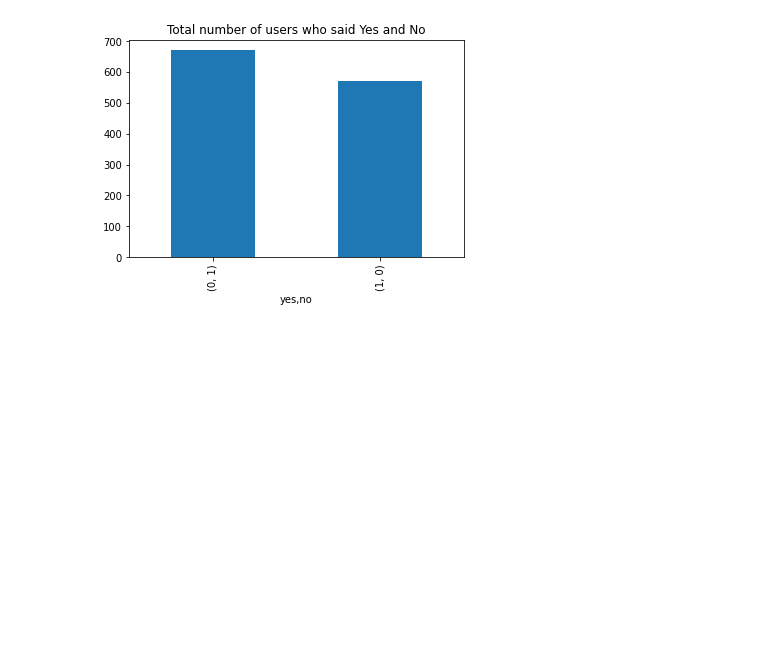
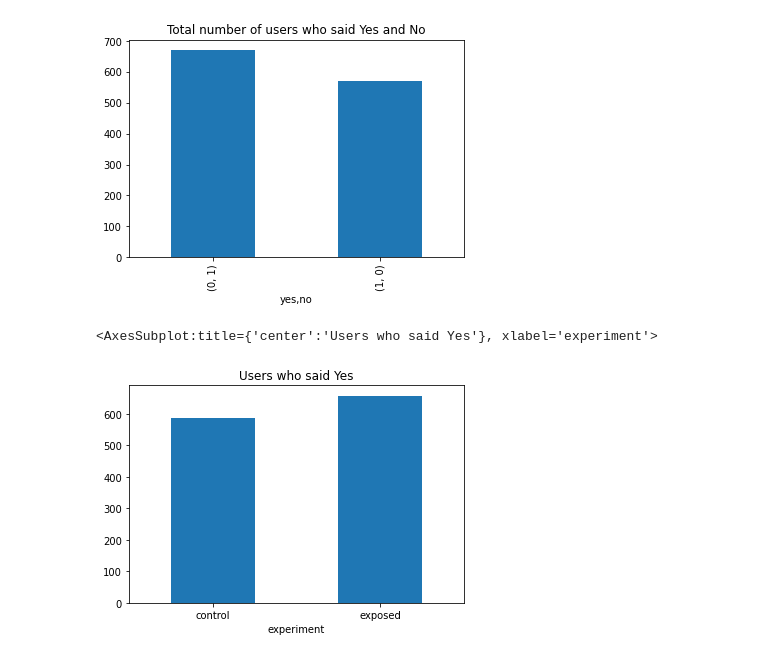
Before and after one commit to bkget/SmartAd-Performance-Aanalysis, a Jupyter notebook: notebooks/EDA_pipeline.ipynb, the cells around one changed output. Saved outputs shown, nothing was run; the diff lists cells and outputs as text; code cells hidden in the pictures; blank space fills up the shorter version.

Commit message:
Group users for yes and no

```diff
--- a/notebooks/EDA_pipeline.ipynb
+++ b/notebooks/EDA_pipeline.ipynb
@@ -161,3 +161,8 @@ clean_df[['yes','no']].value_counts().plot(kind='bar', title="Total number of us
 # %% [output]
 <AxesSubplot:title={'center':'Total number of users who said Yes and No'}, xlabel='yes,no'>
 [figure]
+# %%
+clean_df.groupby('experiment').count()['yes'].plot.bar(rot=0, title="Users who said Yes")
+# %% [output]
+<AxesSubplot:title={'center':'Users who said Yes'}, xlabel='experiment'>
+[figure, added]
```
Also changed, not shown: parts of 1 cell of this notebook.
